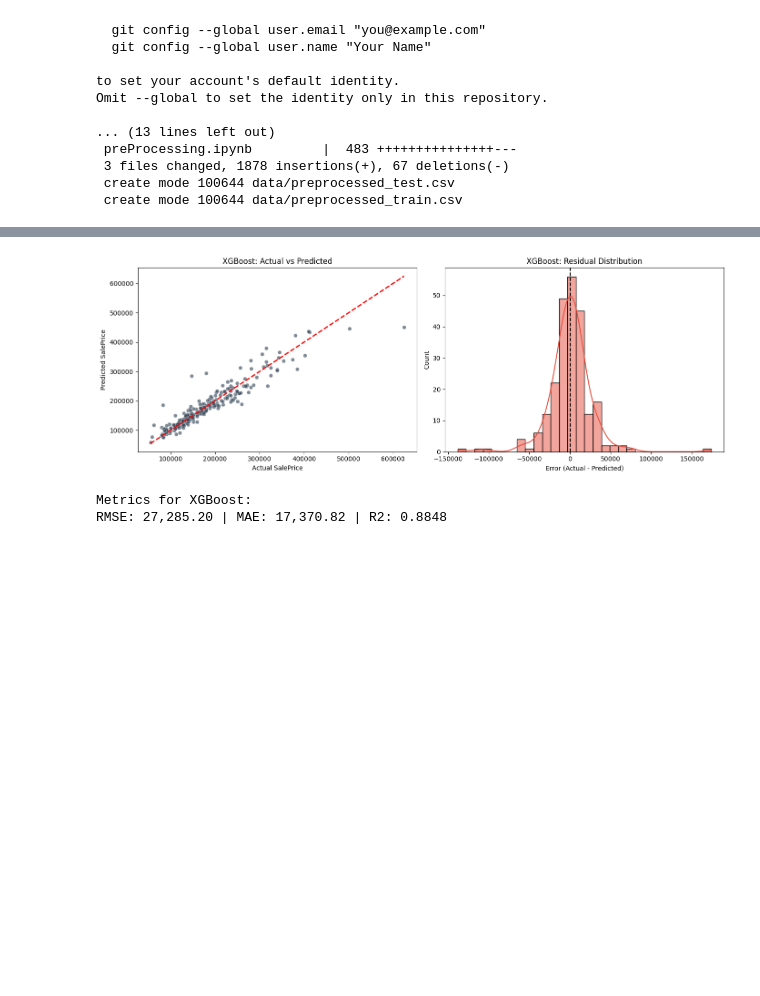
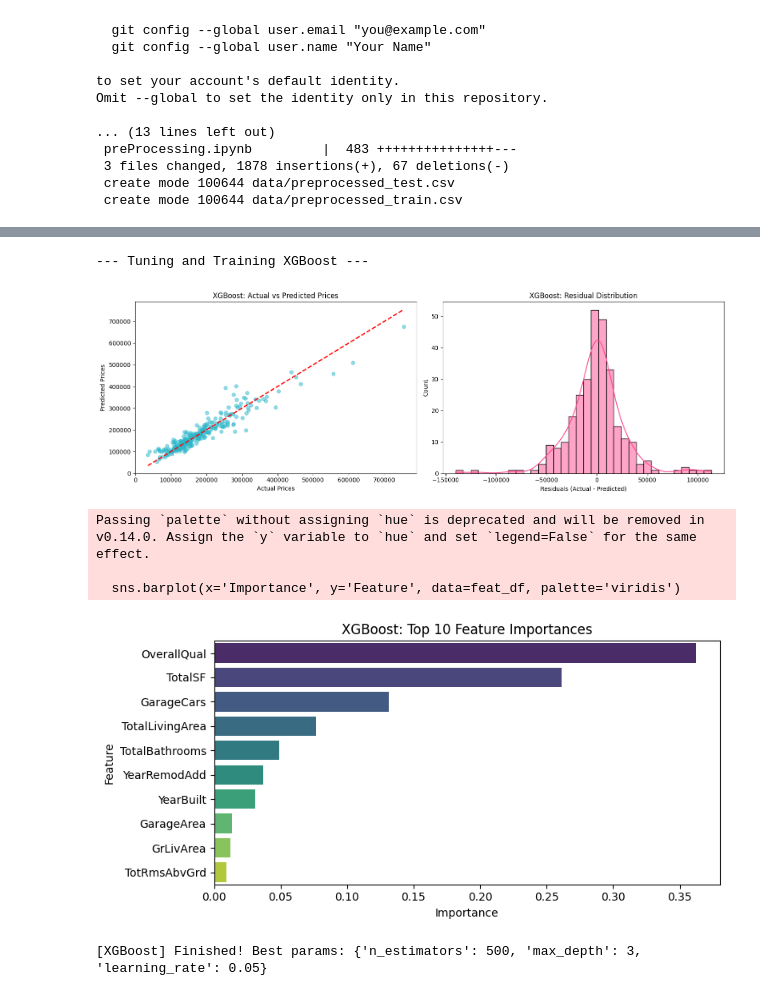
Before and after one commit to VenuriDampahalage/ames-housing-price-prediction, a Jupyter notebook: Model_Training.ipynb, the cells around one changed output, grey strips where cells are left out. Drawn from its saved outputs; the diff is of its cells as text; code cells hidden in the pictures; blank space fills up the shorter version.

```diff
--- a/Model_Training.ipynb
+++ b/Model_Training.ipynb
@@ -315,0 +128,8 @@ Reduced feature count: 115
+# %%
+import pandas as pd
+
+# Load the split data
+X_train = pd.read_csv('data/X_train_preprocessed.csv')
+y_train = pd.read_csv('data/y_train.csv').squeeze()
+X_test = pd.read_csv('data/X_test_preprocessed.csv')
+y_test = pd.read_csv('data/y_test.csv').squeeze()
@@ -341,9 +235,19 @@ RMSE: 25,271.17 | MAE: 15,732.09 | R2: 0.9012
 # %%
 from xgboost import XGBRegressor
 
-xgb_model = XGBRegressor(n_estimators=200, learning_rate=0.05, random_state=42, n_jobs=-1)
-evaluate_and_plot(xgb_model, "XGBoost")
+xgb_model = XGBRegressor(random_state=42, objective='reg:squarederror')
+xgb_grid = {
+    'n_estimators': [100, 250, 500],
+    'learning_rate': [0.01, 0.05, 0.1],
+    'max_depth': [3, 5, 7]
+}
+
+tune_evaluate_and_save("XGBoost", xgb_model, xgb_grid, X_train, y_train, X_test, y_test)
 # %% [output]
+--- Tuning and Training XGBoost ---
-[figure, old version]
+[figure, new version]
-Metrics for XGBoost:
-RMSE: 27,285.20 | MAE: 17,370.82 | R2: 0.8848
+Passing `palette` without assigning `hue` is deprecated and will be removed in v0.14.0. Assign the `y` variable to `hue` and set `legend=False` for the same effect.
+
+  sns.barplot(x='Importance', y='Feature', data=feat_df, palette='viridis')
+[figure, added]
+[XGBoost] Finished! Best params: {'n_estimators': 500, 'max_depth': 3, 'learning_rate': 0.05}
```
Also changed, not shown: parts of 22 cells of this notebook.
